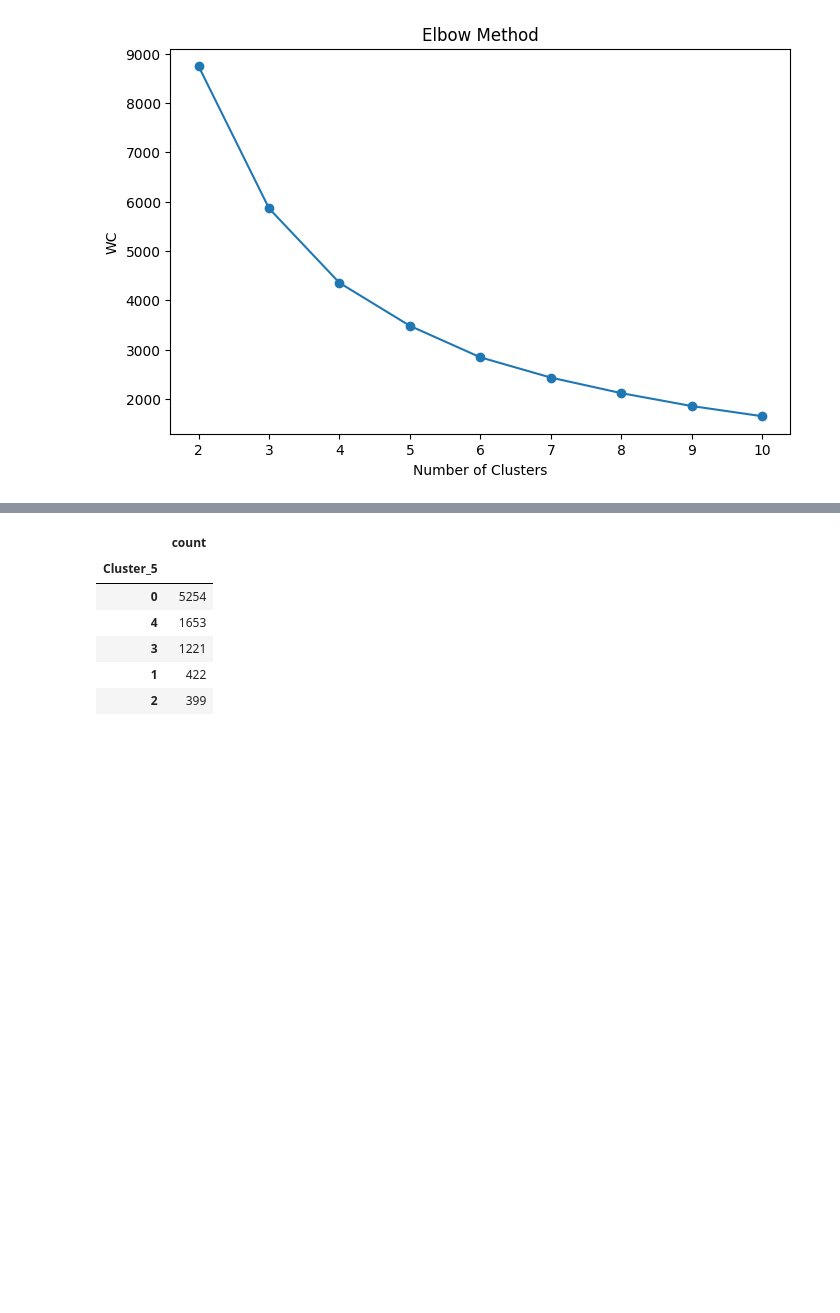
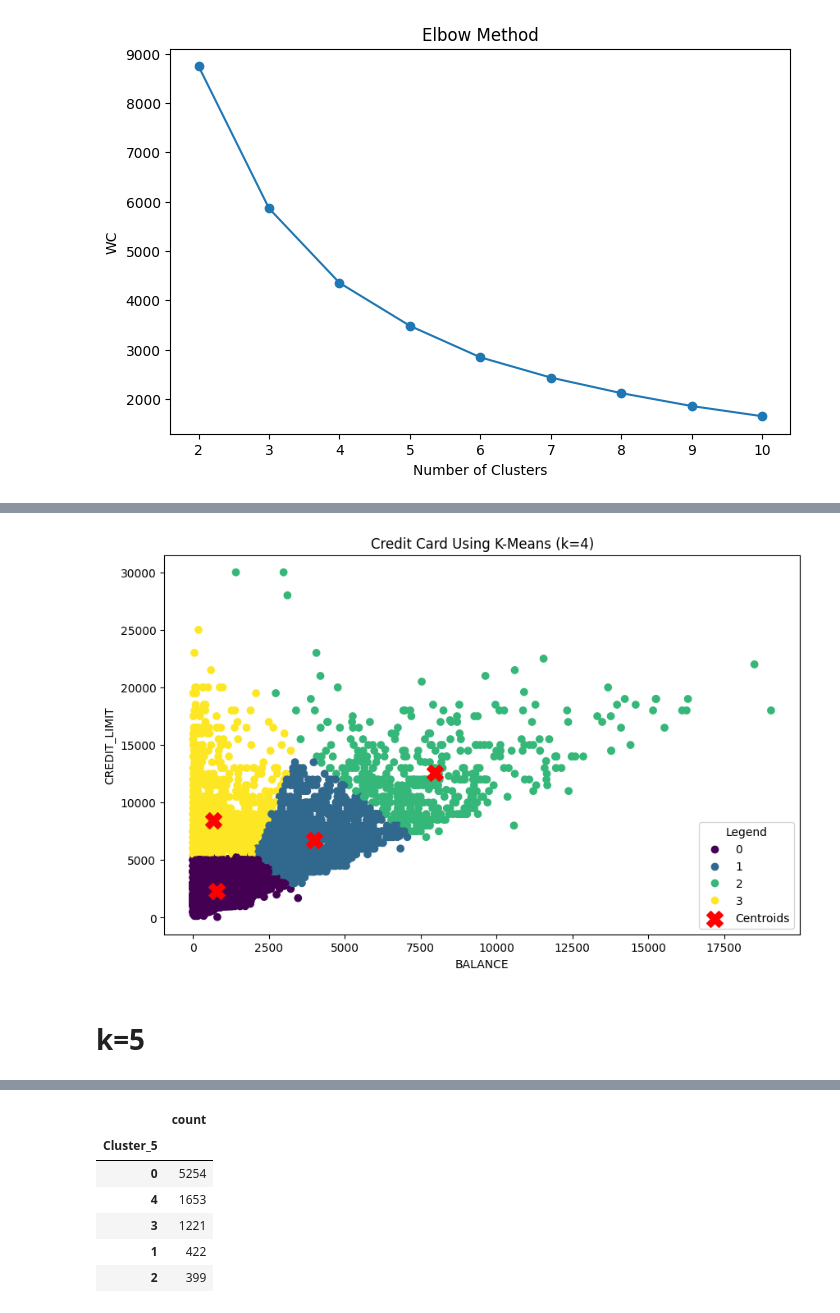
Before and after one commit to cenna-alias/test, a Jupyter notebook: credit_card_clustering.ipynb, the cells around one changed output, grey strips where cells are left out. Cells and saved outputs as stored; diff of their text form; code cells hidden in the pictures; blank space fills up the shorter version.

```diff
--- a/credit_card_clustering.ipynb
+++ b/credit_card_clustering.ipynb
@@ -152,0 +155,10 @@ plt.show()
+# %%
+kmeans4 = KMeans(
+    n_clusters=4,
+    random_state=18,
+    n_init=10
+)
+
+clusters4 = kmeans4.fit_predict(X_scaled)
+df['Cluster_4'] = clusters4
+df.head()
@@ -153,3 +195,36 @@ plt.show()
+# %%
+plt.figure(figsize=(10,6))
+
+sc = plt.scatter(
+    df['BALANCE'],
+    df['CREDIT_LIMIT'],
+    c=df['Cluster_4'],
+    cmap='viridis'
+)
+
+centers_correct = scaler.inverse_transform(kmeans4.cluster_centers_)
+centroids = plt.scatter(
+    centers_correct[:,0],
+    centers_correct[:,1],
+    c='red',
+    marker='X',
+    s=200,
+    label='Centroids'
+)
+
+handles, labels = sc.legend_elements(prop="colors")
+handles.append(centroids)
+labels.append('Centroids')
+
+plt.legend(handles, labels, title="Legend")
+plt.xlabel('BALANCE')
+plt.ylabel('CREDIT_LIMIT')
+plt.title('Credit Card Using K-Means (k=4)')
+plt.show()
+# %% [output]
+[figure, added]
+# %% [markdown]
+# k=5
 # %%
 kmeans5 = KMeans(
     n_clusters=5,
```
Also changed, not shown: parts of 10 cells of this notebook.
